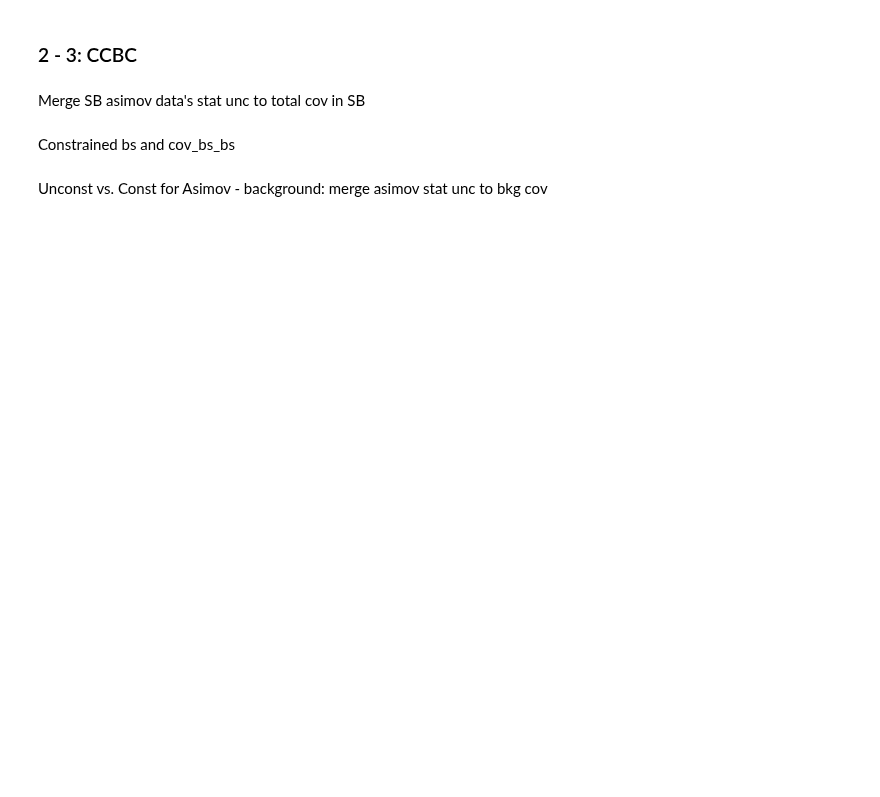
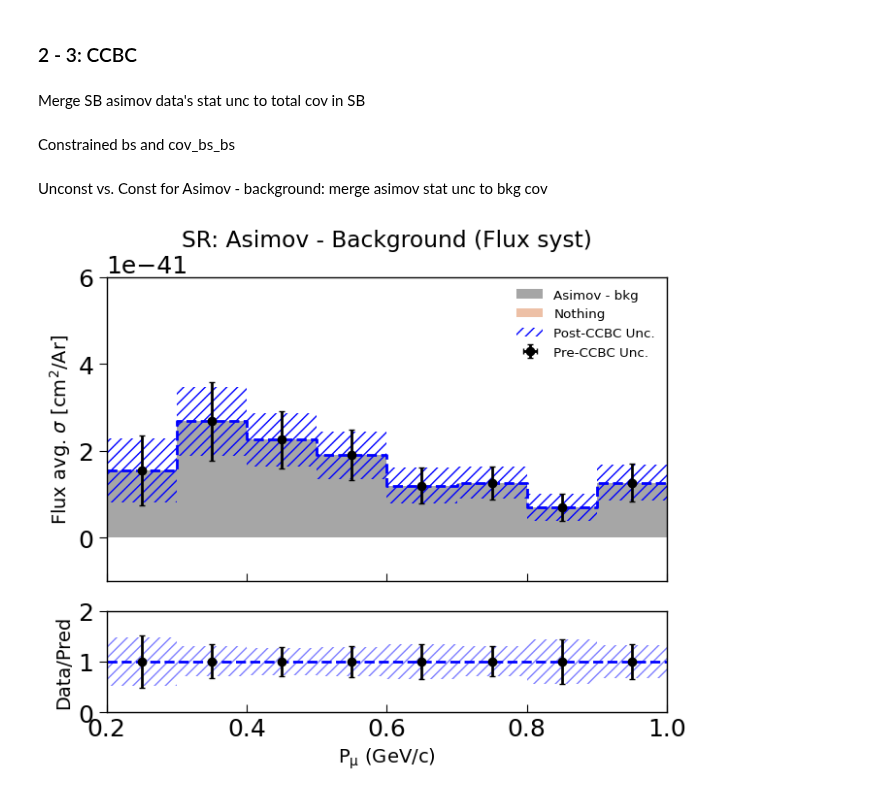
Before and after one commit to sungbinoh/cafpyana, a Jupyter notebook: analysis_village/cohpi/unfolding/unfolding_tests.ipynb, the cells around one changed output. Drawn from its saved outputs; the diff is of its cells as text; code cells hidden in the pictures; blank space fills up the shorter version.

```diff
--- a/analysis_village/cohpi/unfolding/unfolding_tests.ipynb
+++ b/analysis_village/cohpi/unfolding/unfolding_tests.ipynb
@@ -90,17 +121,20 @@ cov_asimov_m_bkg_sr_const = cov_bs_bs_const + cov_asimov_data_sr
 # %%
 plot_overlay_with_cov(
     data=asimov_m_bkg_sr,
     cov_data=cov_asimov_m_bkg_sr,
     signal=arr_zero,
     cov_signal=cov_zero,
     background=asimov_m_bkg_sr_const,
     cov_background= cov_asimov_m_bkg_sr_const,
     varcfg=varcfg_p_mu,
-    title="SR: Asimov - Background (GENIE syst)",
+    title=f"SR: Asimov - Background ({syst_name} syst)",
     ylims=(-1e-41, 6e-41),
     bkg_label="Asimov - bkg",
     sig_label="Nothing",
     sig_p_bkg_label="",
     pred_unc_label="Post-CCBC Unc.",
-    data_label="Pre-CCBC Unc."
+    data_label="Pre-CCBC Unc.",
+    y_label_top=r"Flux avg. $\sigma$ [cm$^2/\rm{Ar}$]",
 )
+# %% [output]
+[figure, added]
```
Also changed, not shown: parts of 4 cells of this notebook, 2 other files.
